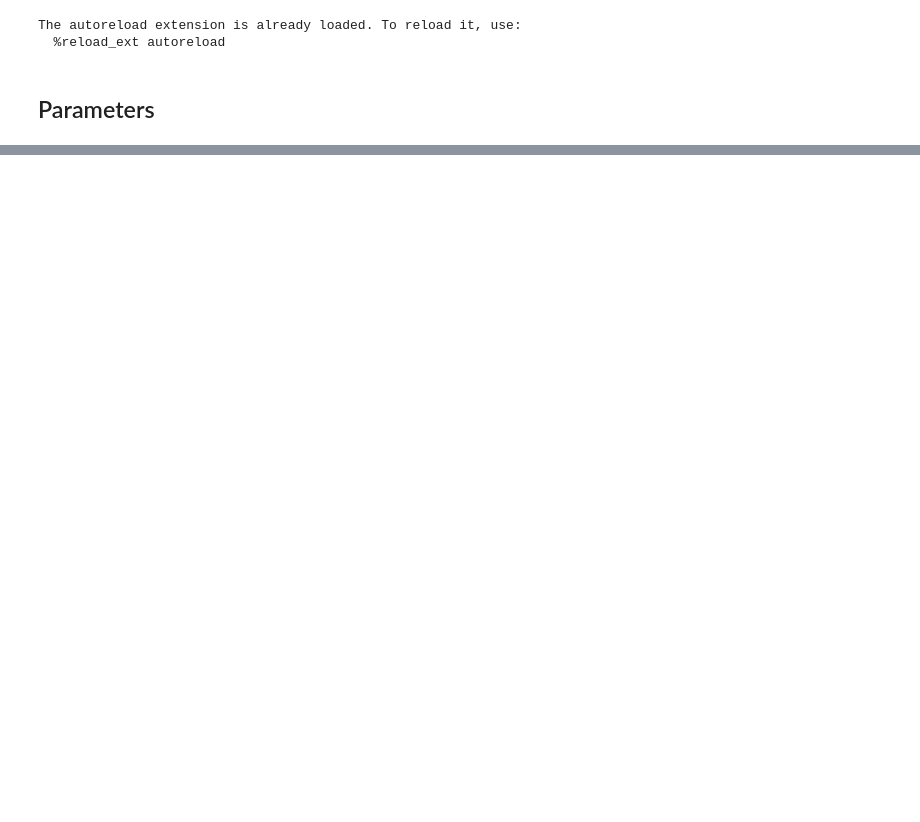
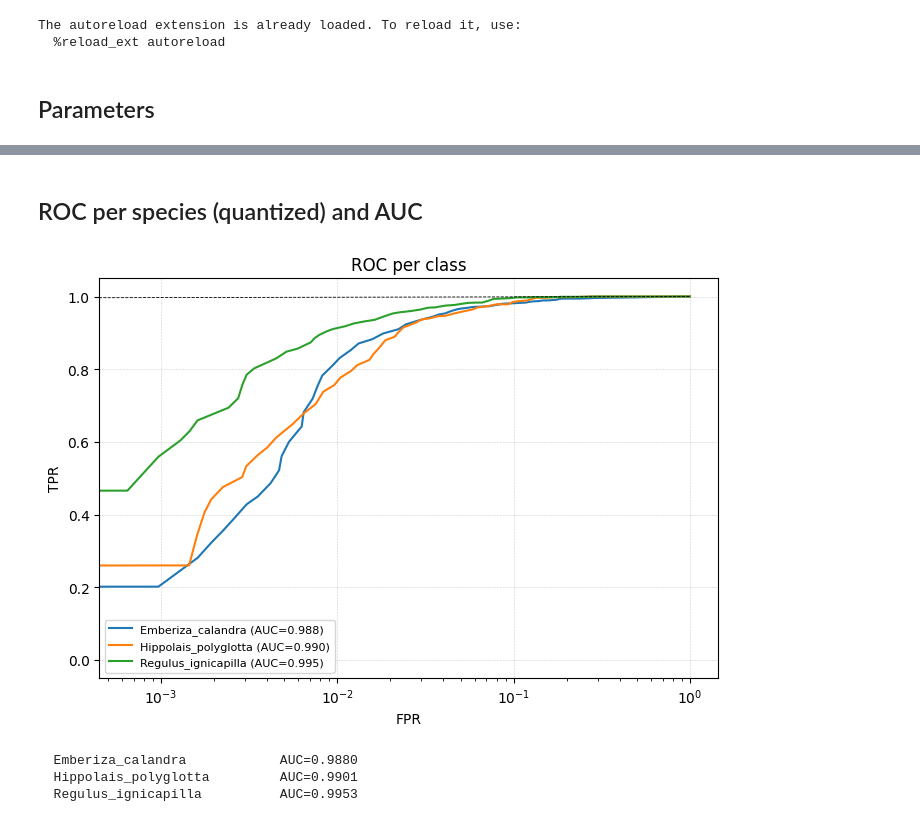
Before and after one commit to NathanDuboisset/multi-chirp, a Jupyter notebook: building/geographic_task/results.ipynb, the cells around one changed output, grey strips where cells are left out. Saved outputs shown, nothing was run; the diff lists cells and outputs as text; code cells hidden in the pictures; blank space fills up the shorter version.

```diff
--- a/building/geographic_task/results.ipynb
+++ b/building/geographic_task/results.ipynb
@@ -102,0 +43,7 @@ per-class F1 — task_s3_49_2_r50
+# %%
+results_dir = RESULTS_FILE.parent
+available = sorted(p.stem for p in results_dir.glob('*.json'))
+for name in available:
+    marker = ' ← selected' if name == RUN_NAME else ''
+    has_npz = (results_dir / f'{name}.npz').exists()
+    print(f'  {name:<40s}  npz={"y" if has_npz else "n"}{marker}')
@@ -102,0 +135,14 @@ per-class F1 — task_s3_49_2_r50
+# %% [markdown]
+## ROC per species (quantized) and AUC
+# %%
+fig = M.plot_roc(quant_eval, target_only=True)
+plt.show()
+for name, mclass in quant_eval.per_class.items():
+    if name in non_target_names:
+        continue
+    print(f'  {name:<28s} AUC={mclass.auc:.4f}' if mclass.auc is not None else f'  {name:<28s} n/a')
+# %% [output]
+[figure, added]
+  Emberiza_calandra            AUC=0.9880
+  Hippolais_polyglotta         AUC=0.9901
+  Regulus_ignicapilla          AUC=0.9953
```
Also changed, not shown: parts of 25 cells of this notebook, 29 other files.
